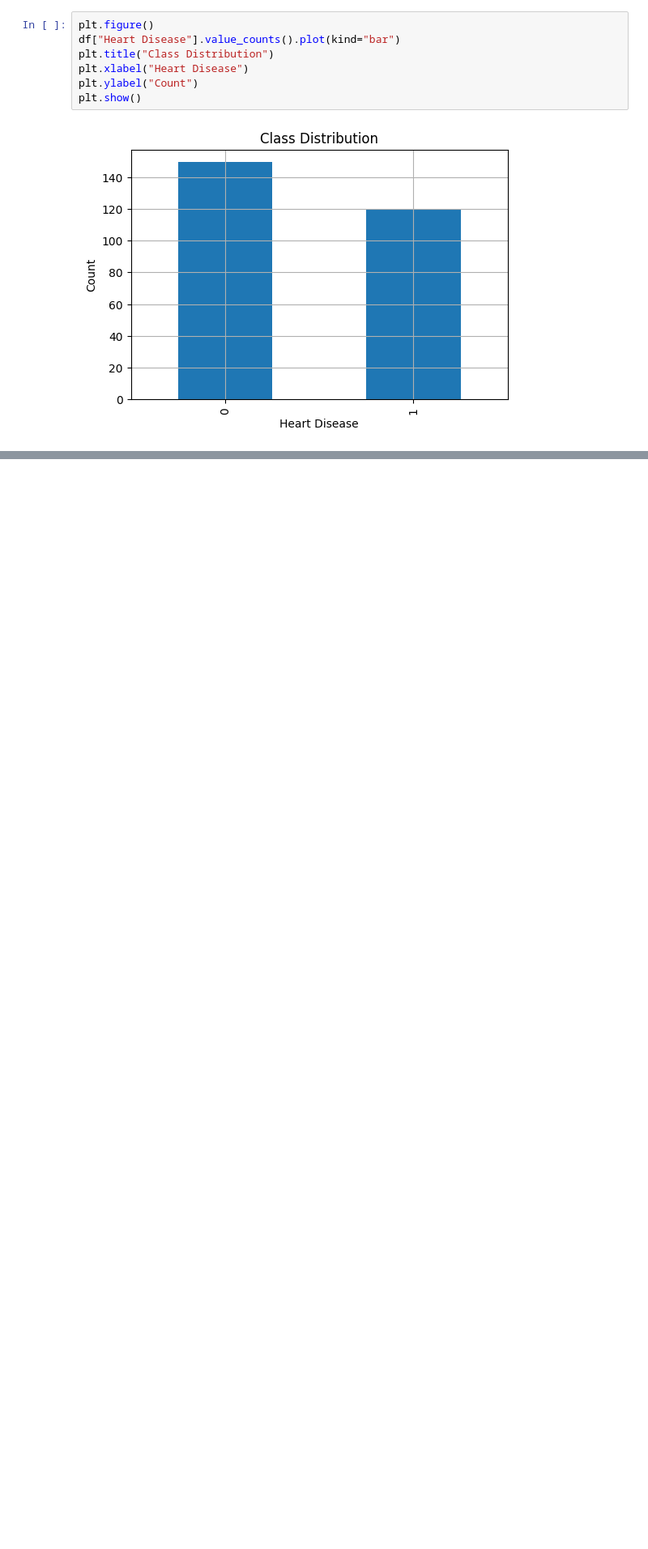
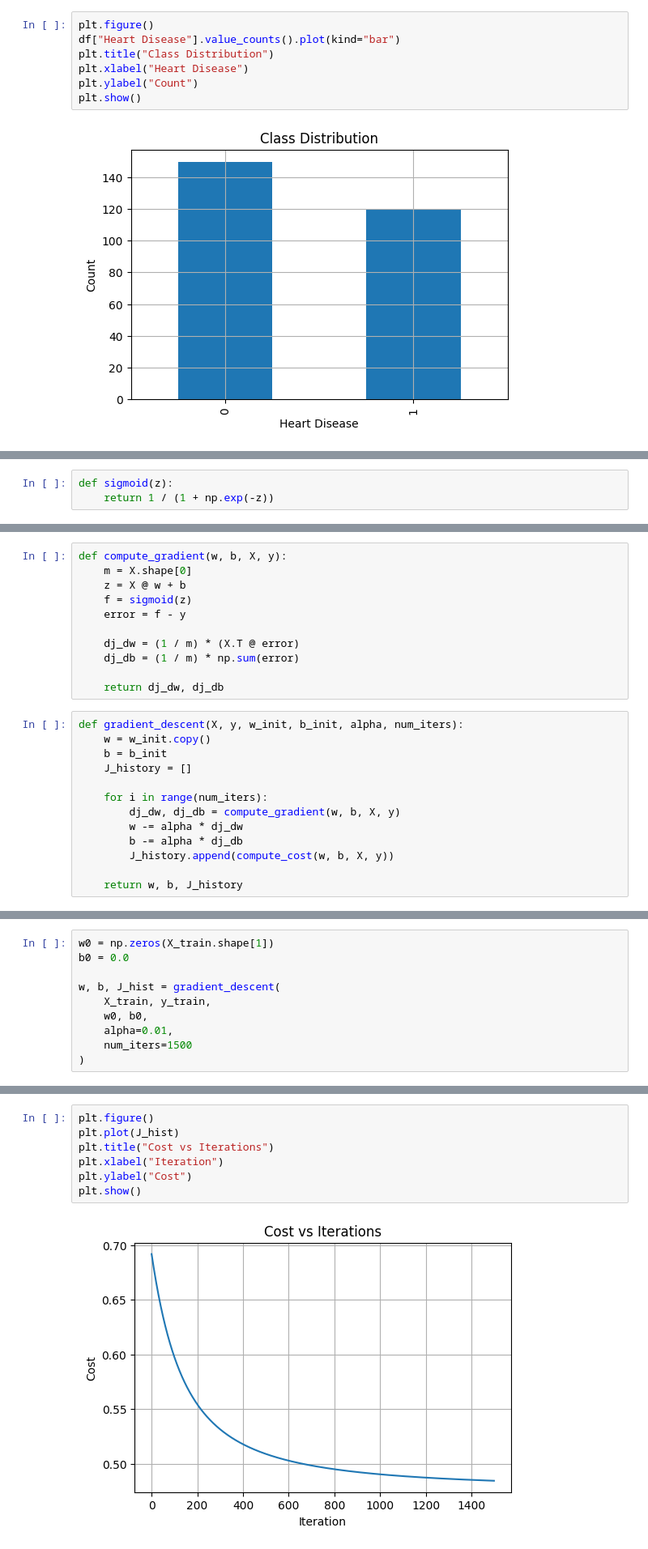
Before and after one commit to Lanapequin/Heart-Disease-Risk-Prediction, a Jupyter notebook: Heart-Disease-Risk-Prediction.ipynb, the cells around one changed output, grey strips where cells are left out. Shown at 81% size. Saved outputs shown, nothing was run; the diff lists cells and outputs as text; blank space fills up the shorter version.

```diff
--- a/Heart-Disease-Risk-Prediction.ipynb
+++ b/Heart-Disease-Risk-Prediction.ipynb
@@ -85,0 +187,3 @@ diagnosed with heart disease.
+# %%
+def sigmoid(z):
+    return 1 / (1 + np.exp(-z))
@@ -85,0 +202,24 @@ diagnosed with heart disease.
+# %%
+def compute_gradient(w, b, X, y):
+    m = X.shape[0]
+    z = X @ w + b
+    f = sigmoid(z)
+    error = f - y
+
+    dj_dw = (1 / m) * (X.T @ error)
+    dj_db = (1 / m) * np.sum(error)
+
+    return dj_dw, dj_db
+# %%
+def gradient_descent(X, y, w_init, b_init, alpha, num_iters):
+    w = w_init.copy()
+    b = b_init
+    J_history = []
+
+    for i in range(num_iters):
+        dj_dw, dj_db = compute_gradient(w, b, X, y)
+        w -= alpha * dj_dw
+        b -= alpha * dj_db
+        J_history.append(compute_cost(w, b, X, y))
+
+    return w, b, J_history
@@ -85,0 +233,10 @@ diagnosed with heart disease.
+# %%
+w0 = np.zeros(X_train.shape[1])
+b0 = 0.0
+
+w, b, J_hist = gradient_descent(
+    X_train, y_train,
+    w0, b0,
+    alpha=0.01,
+    num_iters=1500
+)
@@ -85,0 +245,9 @@ diagnosed with heart disease.
+# %%
+plt.figure()
+plt.plot(J_hist)
+plt.title("Cost vs Iterations")
+plt.xlabel("Iteration")
+plt.ylabel("Cost")
+plt.show()
+# %% [output]
+[figure, added]
```
Also changed, not shown: parts of 49 cells of this notebook, 7 other files.
